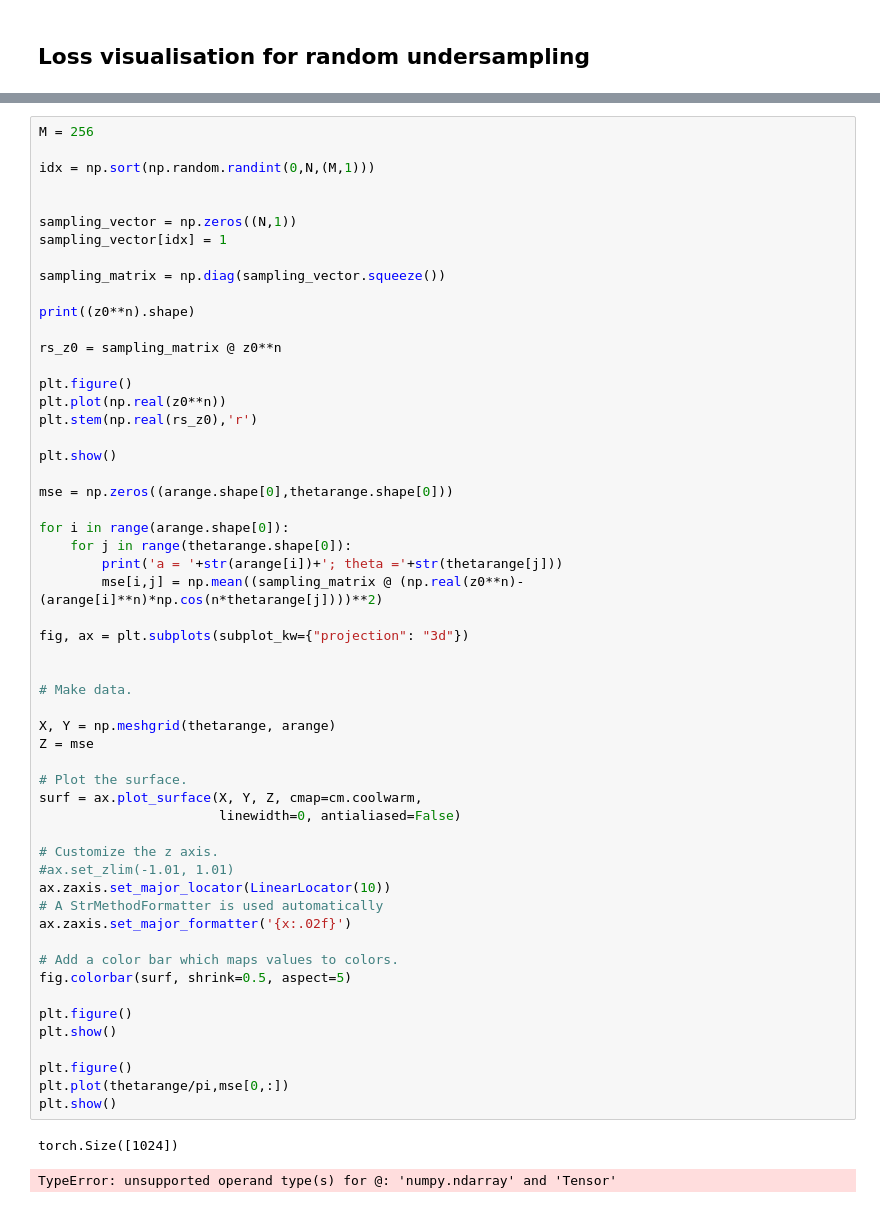
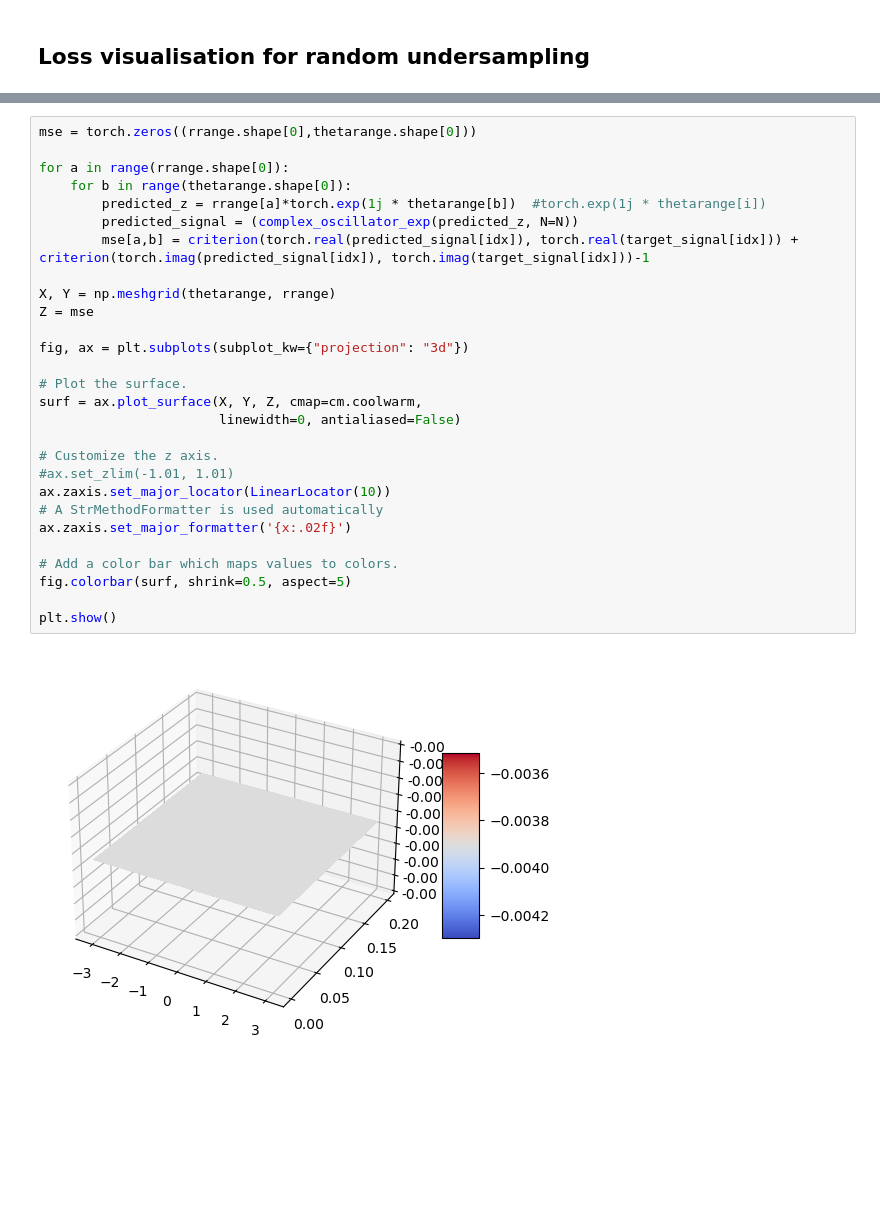
Before and after one commit to tezabhamidi/lfm-gradient-descent, a Jupyter notebook: loss_visualisation.ipynb, the cells around one changed output, grey strips where cells are left out. Cells and saved outputs as stored; diff of their text form; blank space fills up the shorter version.

```diff
--- a/loss_visualisation.ipynb
+++ b/loss_visualisation.ipynb
@@ -83,58 +123,30 @@ a = tensor(1.0002); theta =tensor(0.7854)
 # %%
-M = 256
+mse = torch.zeros((rrange.shape[0],thetarange.shape[0]))
 
-idx = np.sort(np.random.randint(0,N,(M,1)))
+for a in range(rrange.shape[0]):
+    for b in range(thetarange.shape[0]):
+        predicted_z = rrange[a]*torch.exp(1j * thetarange[b])  #torch.exp(1j * thetarange[i])
+        predicted_signal = (complex_oscillator_exp(predicted_z, N=N))
+        mse[a,b] = criterion(torch.real(predicted_signal[idx]), torch.real(target_signal[idx])) + criterion(torch.imag(predicted_signal[idx]), torch.imag(target_signal[idx]))-1
 
-
-sampling_vector = np.zeros((N,1))
-sampling_vector[idx] = 1
-
-sampling_matrix = np.diag(sampling_vector.squeeze())
-
-print((z0**n).shape)
-
-rs_z0 = sampling_matrix @ z0**n
-
-plt.figure()
-plt.plot(np.real(z0**n))
-plt.stem(np.real(rs_z0),'r')
-
-plt.show()
-
-mse = np.zeros((arange.shape[0],thetarange.shape[0]))
-
-for i in range(arange.shape[0]):
-    for j in range(thetarange.shape[0]):
-        print('a = '+str(arange[i])+'; theta ='+str(thetarange[j]))
-        mse[i,j] = np.mean((sampling_matrix @ (np.real(z0**n)-(arange[i]**n)*np.cos(n*thetarange[j])))**2)
+X, Y = np.meshgrid(thetarange, rrange)
+Z = mse
 
 fig, ax = plt.subplots(subplot_kw={"projection": "3d"})
-
-
-# Make data.
-
-X, Y = np.meshgrid(thetarange, arange)
-Z = mse
 
 # Plot the surface.
 surf = ax.plot_surface(X, Y, Z, cmap=cm.coolwarm,
                        linewidth=0, antialiased=False)
 
 # Customize the z axis.
 #ax.set_zlim(-1.01, 1.01)
 ax.zaxis.set_major_locator(LinearLocator(10))
 # A StrMethodFormatter is used automatically
 ax.zaxis.set_major_formatter('{x:.02f}')
 
 # Add a color bar which maps values to colors.
 fig.colorbar(surf, shrink=0.5, aspect=5)
 
-plt.figure()
 plt.show()
-
-plt.figure()
-plt.plot(thetarange/pi,mse[0,:])
-plt.show()
 # %% [output]
-torch.Size([1024])
-TypeError: unsupported operand type(s) for @: 'numpy.ndarray' and 'Tensor'
+[figure, added]
```
Also changed, not shown: parts of 6 cells of this notebook, 2 other files.
